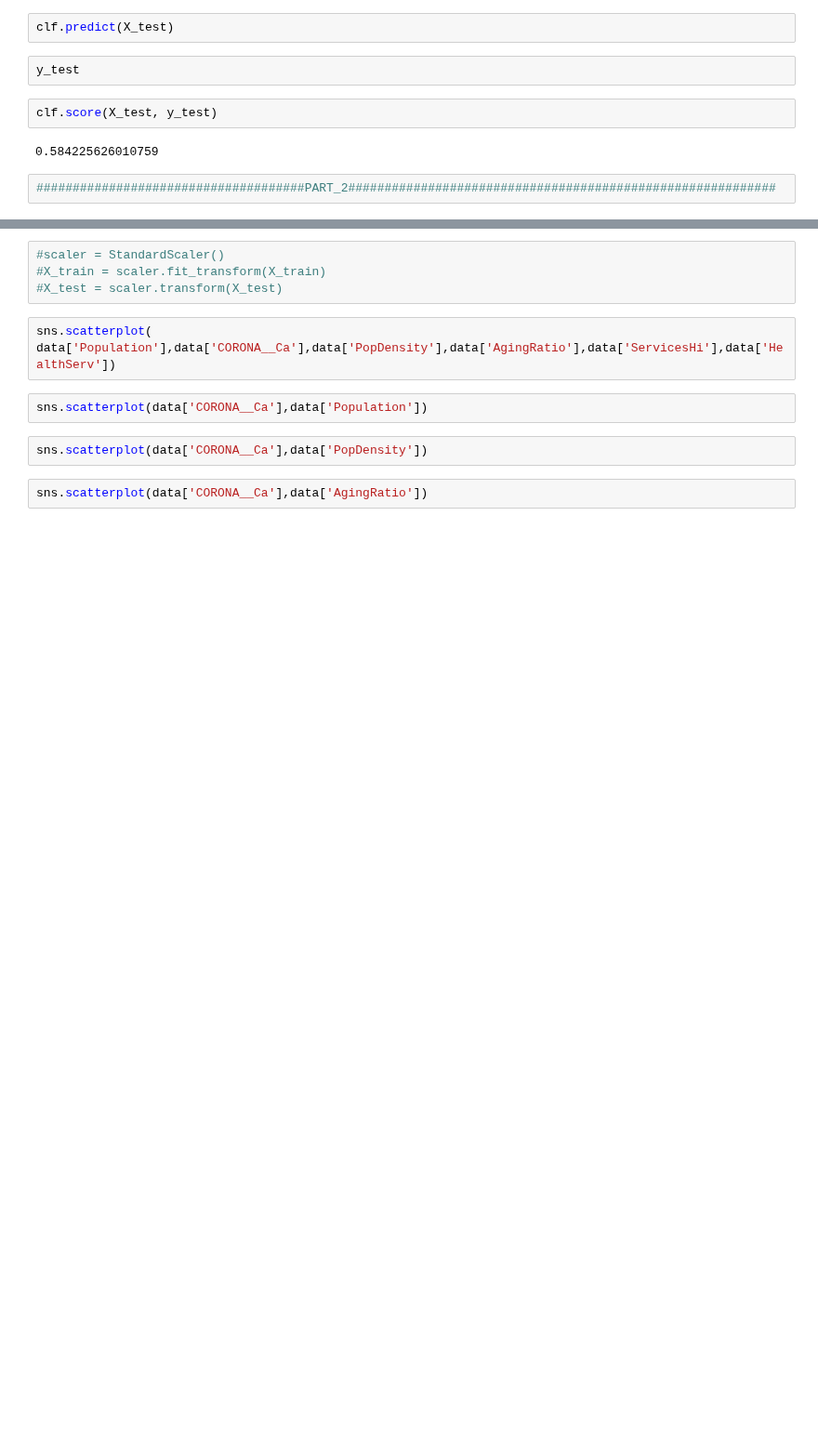
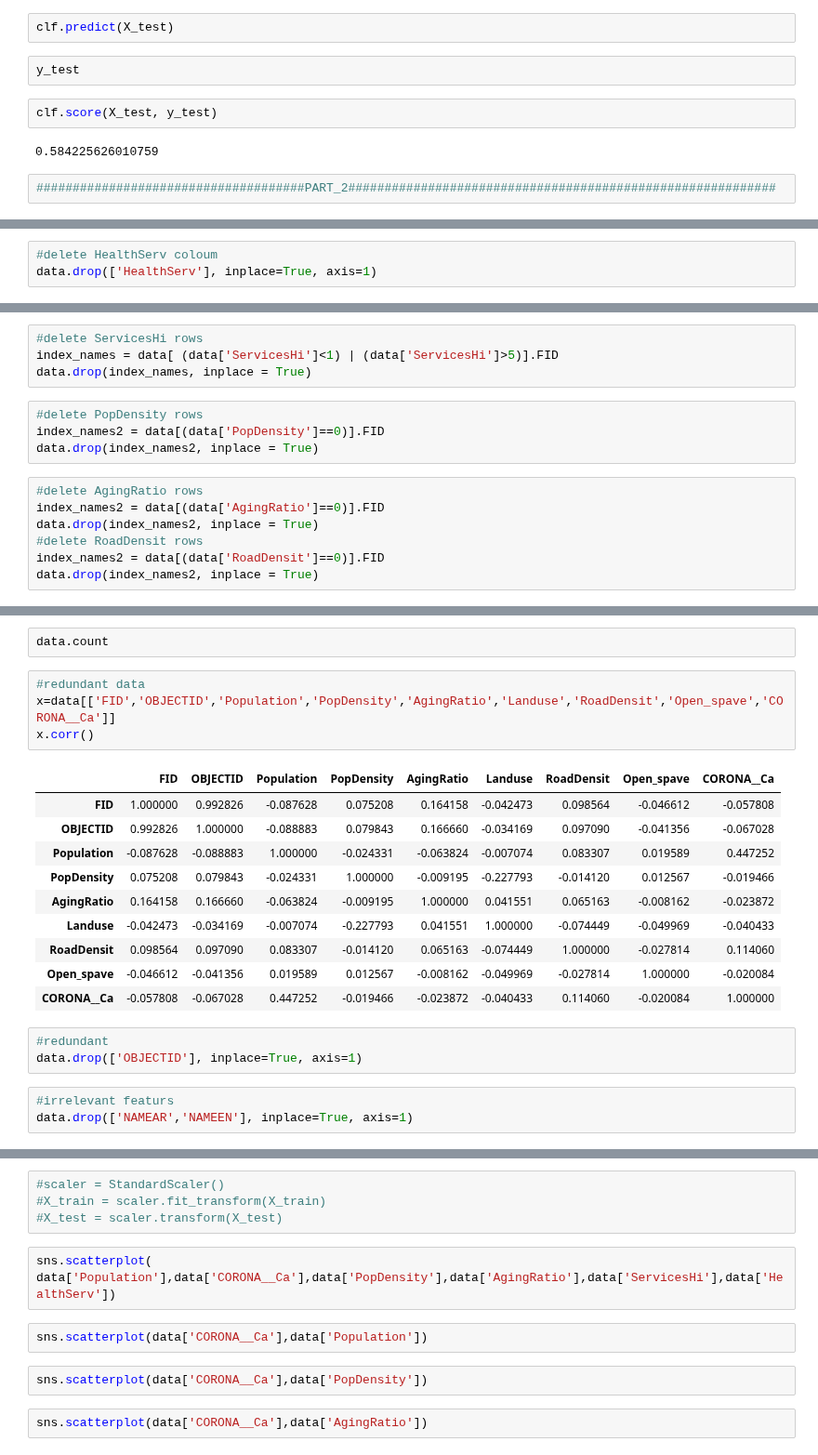
Before and after one commit to saja-aish12/MachineLearning, a Jupyter notebook: machine_project.ipynb, the cells around one changed output, grey strips where cells are left out. Shown at 93% size. Saved outputs shown, nothing was run; the diff lists cells and outputs as text; blank space fills up the shorter version.

```diff
--- a/machine_project.ipynb
+++ b/machine_project.ipynb
@@ -117,0 +183,3 @@ clf.score(X_test, y_test)
+# %%
+#delete HealthServ coloum
+data.drop(['HealthServ'], inplace=True, axis=1)
@@ -117,0 +190,15 @@ clf.score(X_test, y_test)
+# %%
+#delete ServicesHi rows
+index_names = data[ (data['ServicesHi']<1) | (data['ServicesHi']>5)].FID
+data.drop(index_names, inplace = True)
+# %%
+#delete PopDensity rows
+index_names2 = data[(data['PopDensity']==0)].FID
+data.drop(index_names2, inplace = True)
+# %%
+#delete AgingRatio rows
+index_names2 = data[(data['AgingRatio']==0)].FID
+data.drop(index_names2, inplace = True)
+#delete RoadDensit rows
+index_names2 = data[(data['RoadDensit']==0)].FID
+data.drop(index_names2, inplace = True)
@@ -117,0 +214,23 @@ clf.score(X_test, y_test)
+# %%
+data.count
+# %%
+#redundant data
+x=data[['FID','OBJECTID','Population','PopDensity','AgingRatio','Landuse','RoadDensit','Open_spave','CORONA__Ca']]
+x.corr()
+# %% [output]
+|  | FID | OBJECTID | Population | PopDensity | AgingRatio | Landuse | RoadDensit | Open_spave | CORONA__Ca |
+| FID | 1.000000 | 0.992826 | -0.087628 | 0.075208 | 0.164158 | -0.042473 | 0.098564 | -0.046612 | -0.057808 |
+| OBJECTID | 0.992826 | 1.000000 | -0.088883 | 0.079843 | 0.166660 | -0.034169 | 0.097090 | -0.041356 | -0.067028 |
+| Population | -0.087628 | -0.088883 | 1.000000 | -0.024331 | -0.063824 | -0.007074 | 0.083307 | 0.019589 | 0.447252 |
+| PopDensity | 0.075208 | 0.079843 | -0.024331 | 1.000000 | -0.009195 | -0.227793 | -0.014120 | 0.012567 | -0.019466 |
+| AgingRatio | 0.164158 | 0.166660 | -0.063824 | -0.009195 | 1.000000 | 0.041551 | 0.065163 | -0.008162 | -0.023872 |
+| Landuse | -0.042473 | -0.034169 | -0.007074 | -0.227793 | 0.041551 | 1.000000 | -0.074449 | -0.049969 | -0.040433 |
+| RoadDensit | 0.098564 | 0.097090 | 0.083307 | -0.014120 | 0.065163 | -0.074449 | 1.000000 | -0.027814 | 0.114060 |
+| Open_spave | -0.046612 | -0.041356 | 0.019589 | 0.012567 | -0.008162 | -0.049969 | -0.027814 | 1.000000 | -0.020084 |
+| CORONA__Ca | -0.057808 | -0.067028 | 0.447252 | -0.019466 | -0.023872 | -0.040433 | 0.114060 | -0.020084 | 1.000000 |
+# %%
+#redundant
+data.drop(['OBJECTID'], inplace=True, axis=1)
+# %%
+#irrelevant featurs
+data.drop(['NAMEAR','NAMEEN'], inplace=True, axis=1)
```
Also changed, not shown: parts of 10 cells of this notebook.
